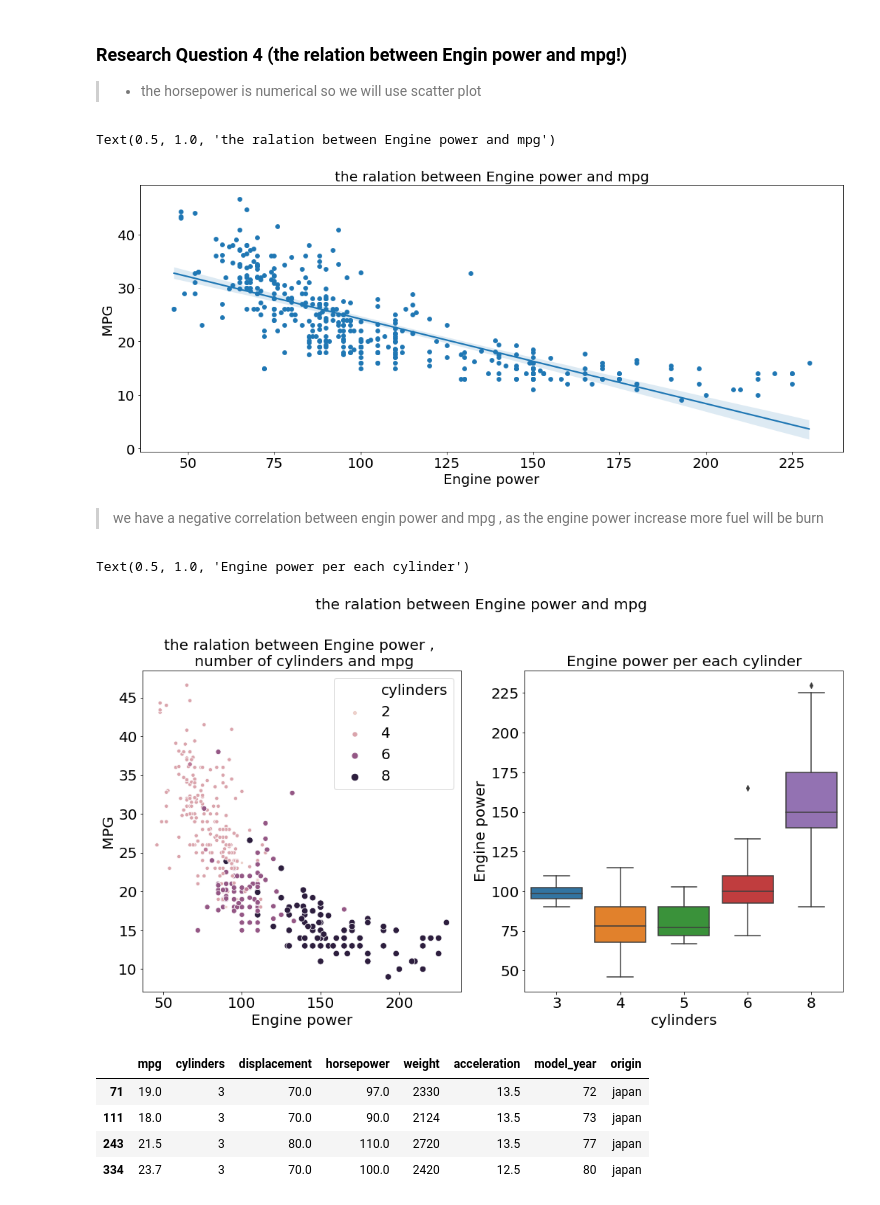
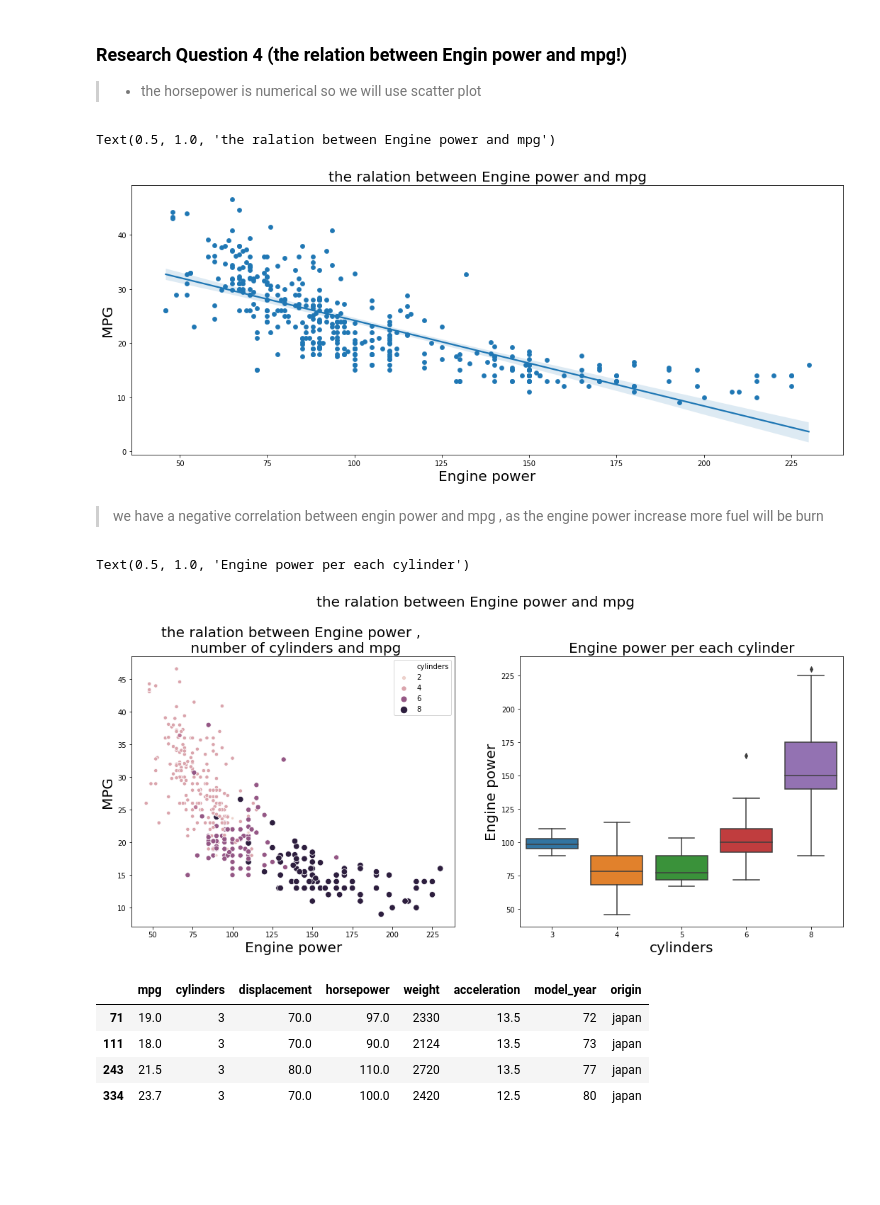
Before and after one commit to HadeerArafa/MPG_CaseStudy, a Jupyter notebook: MPG.ipynb, the cells around one changed output. Cells and saved outputs as stored; diff of their text form; code cells hidden in the pictures; blank space fills up the shorter version.

```diff
--- a/MPG.ipynb
+++ b/MPG.ipynb
@@ -48,12 +48,6 @@ import numpy as np
 import matplotlib.pyplot as plt
 import seaborn as sns
 #sns.set_palette('PuRd')
-# %%
-# to easy plt and not repeat a code i will use this a default
-plt.rcParams['figure.figsize']=(17,8)
-plt.rcParams['font.size']=20
-plt.rcParams['figure.titlesize']='medium'
-plt.rcParams['legend.fontsize']='medium'
 # %% [markdown]
 <a id='wrangling'></a>
 ## Data Wrangling
@@ -301,2 +271,0 @@ dtype: int64
-# %%
-df['horsepower']= pd.to_numeric(df['horsepower'] , errors='coerce')
@@ -311,0 +274,3 @@ df['horsepower'].isnull().sum()
+# %%
+df['horsepower'].replace('?',np.NaN,inplace=True)
+df['horsepower']=df['horsepower'].astype(float)
@@ -541,24 +550,25 @@ plt.ylabel('MPG',fontsize=20)
 plt.title('the ralation between Engine power and mpg',fontsize=20)
 # %% [output]
 Text(0.5, 1.0, 'the ralation between Engine power and mpg')
-[figure, old version]
+[figure, new version]
 # %% [markdown]
 > we have a negative correlation between engin power and mpg , as the engine power increase more fuel will be burn
 # %%
+plt.figure(figsize=(18,7))
 plt.subplot(1,2,1)
 plt.suptitle('the ralation between Engine power and mpg',fontsize=20,y=1.05)
 sns.scatterplot(data=df,x='horsepower',y='mpg',hue='cylinders',size='cylinders');
 plt.xlabel('Engine power',fontsize=20)
 plt.ylabel('MPG',fontsize=20)
 plt.title('the ralation between Engine power , \n number of cylinders and mpg',fontsize=20)
 plt.subplot(1,2,2)
 sns.boxplot(data=df,x='cylinders',y='horsepower')
 plt.ylabel('Engine power',fontsize=20)
 plt.xlabel('cylinders',fontsize=20)
 plt.title('Engine power per each cylinder',fontsize=20)
 # %% [output]
 Text(0.5, 1.0, 'Engine power per each cylinder')
-[figure, old version]
+[figure, new version]
 # %%
 df.query('cylinders ==3')
 # %% [output]
```
Also changed, not shown: parts of 54 cells of this notebook.
